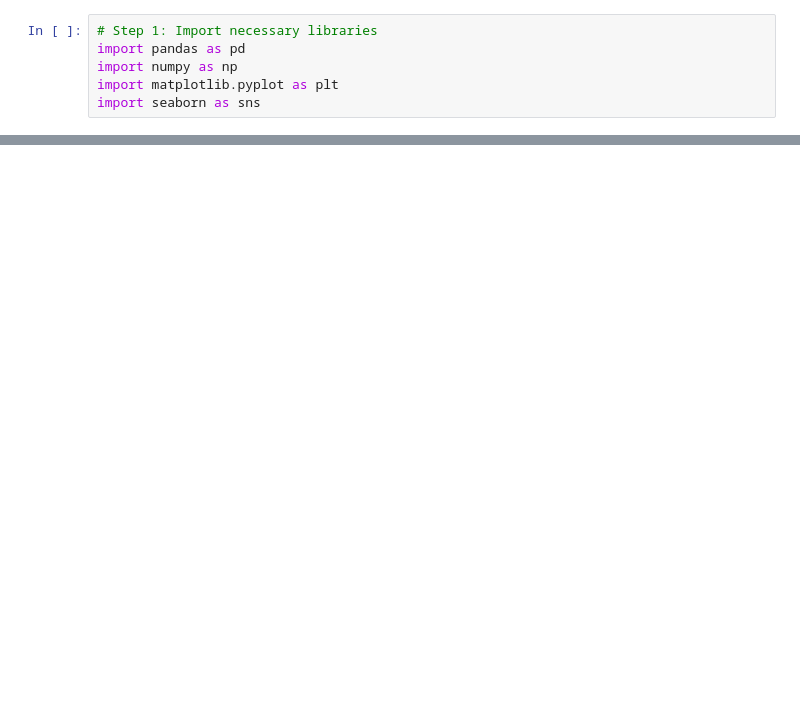
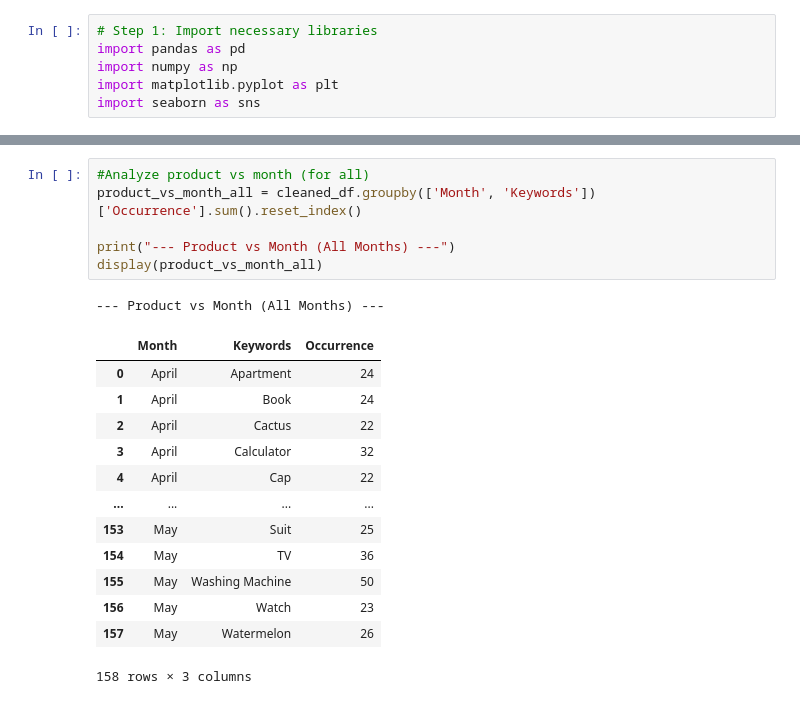
Before and after one commit to Pooja-Khandare/Pinnacle-Project, a Jupyter notebook: PinnacleVS.ipynb, the cells around one changed output, grey strips where cells are left out. Drawn from its saved outputs; the diff is of its cells as text; blank space fills up the shorter version.

```diff
--- a/PinnacleVS.ipynb
+++ b/PinnacleVS.ipynb
@@ -10,0 +133,21 @@ FileNotFoundError: [Errno 2] No such file or directory: 'ML Assignment Raw Data.
+# %%
+#Analyze product vs month (for all)
+product_vs_month_all = cleaned_df.groupby(['Month', 'Keywords'])['Occurrence'].sum().reset_index()
+
+print("--- Product vs Month (All Months) ---")
+display(product_vs_month_all)
+# %% [output]
+--- Product vs Month (All Months) ---
+|  | Month | Keywords | Occurrence |
+| 0 | April | Apartment | 24 |
+| 1 | April | Book | 24 |
+| 2 | April | Cactus | 22 |
+| 3 | April | Calculator | 32 |
+| 4 | April | Cap | 22 |
+| ... | ... | ... | ... |
+| 153 | May | Suit | 25 |
+| 154 | May | TV | 36 |
+| 155 | May | Washing Machine | 50 |
+| 156 | May | Watch | 23 |
+| 157 | May | Watermelon | 26 |
+158 rows × 3 columns
```
Also changed, not shown: parts of 25 cells of this notebook.
